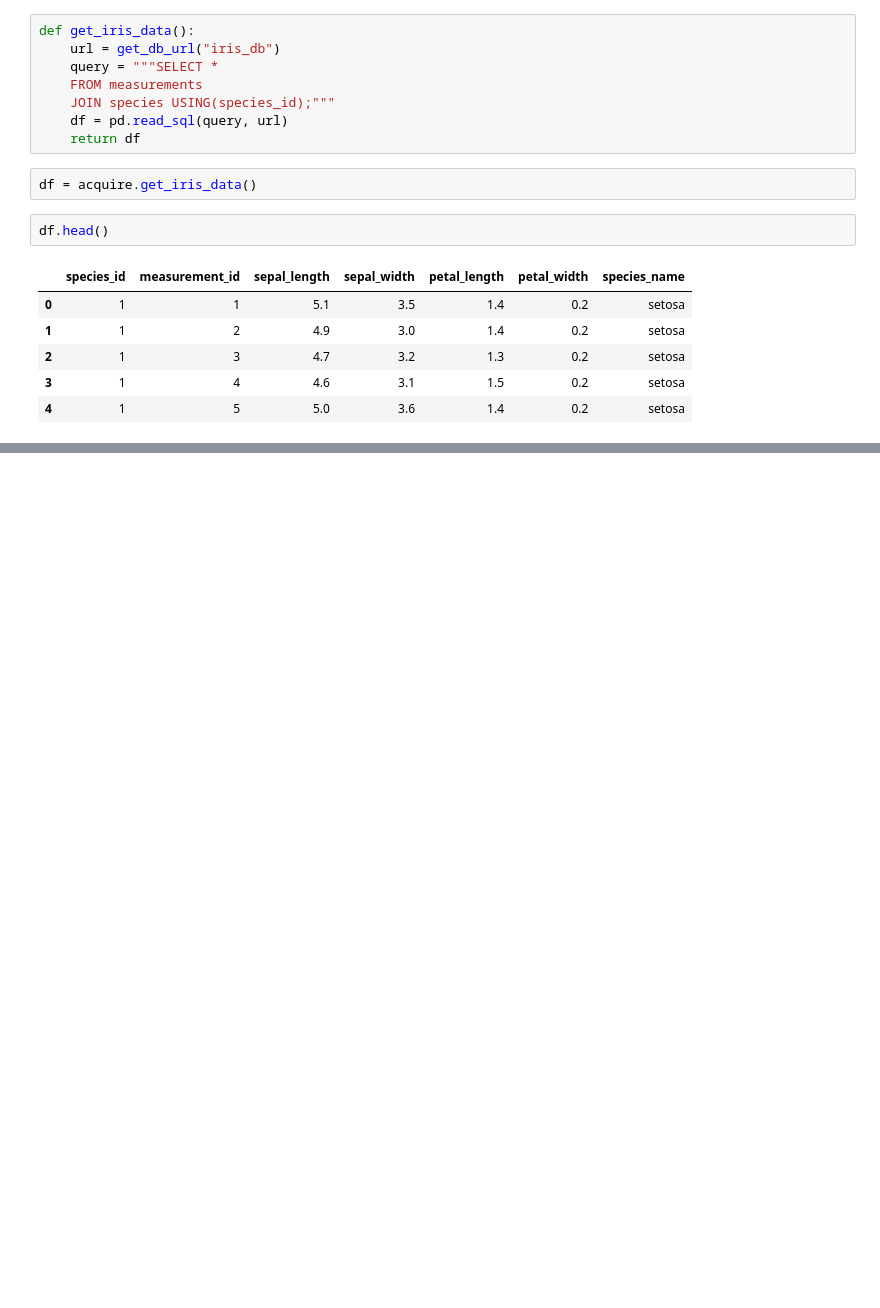
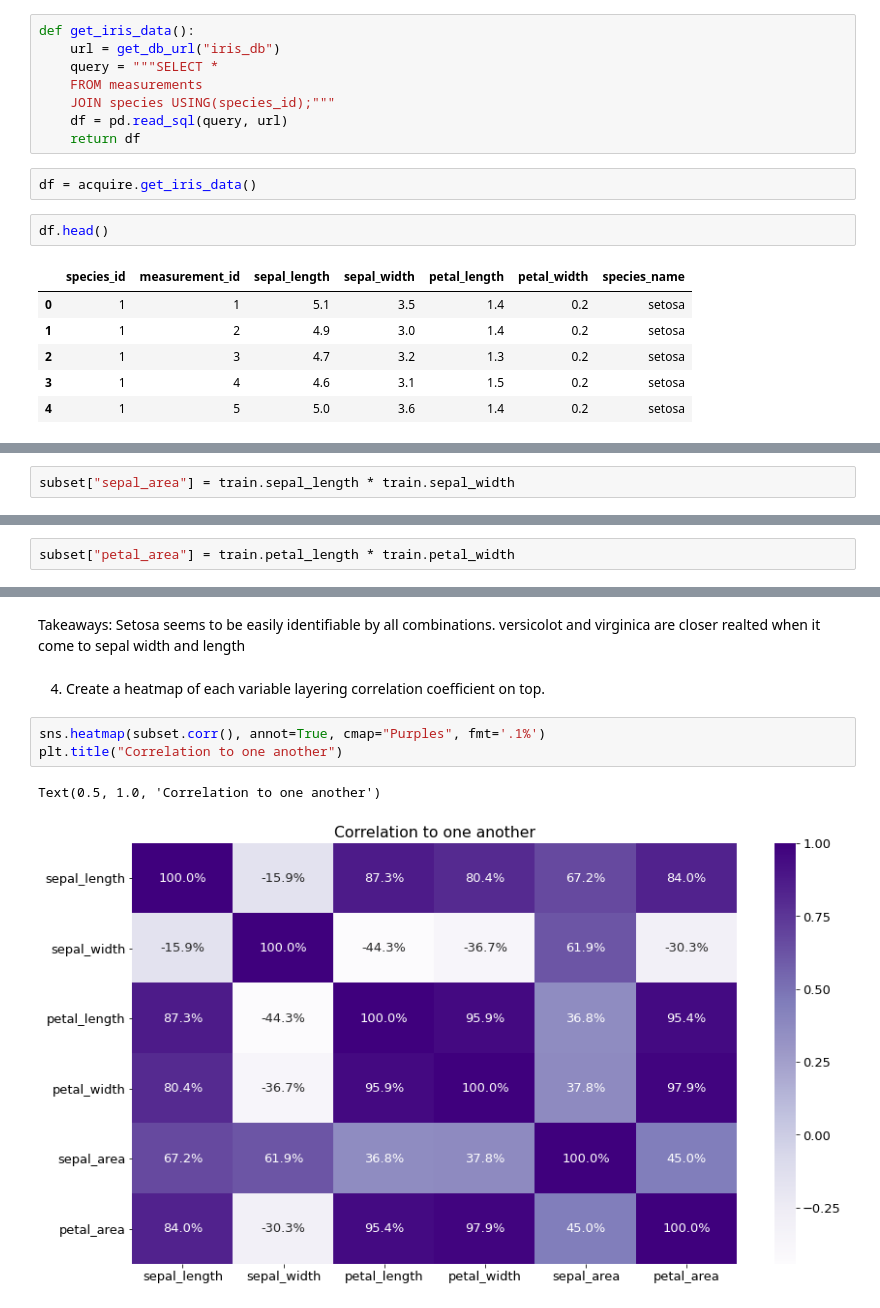
Before and after one commit to yvonneking1/ds-methodologies-exercises, a Jupyter notebook: classification/classification_exercises.ipynb, the cells around one changed output, grey strips where cells are left out. Saved outputs shown, nothing was run; the diff lists cells and outputs as text; blank space fills up the shorter version.

```diff
--- a/classification/classification_exercises.ipynb
+++ b/classification/classification_exercises.ipynb
@@ -240,0 +334,2 @@ df.head()
+# %%
+subset["sepal_area"] = train.sepal_length * train.sepal_width
@@ -240,0 +344,2 @@ df.head()
+# %%
+subset["petal_area"] = train.petal_length * train.petal_width
@@ -240,0 +367,10 @@ df.head()
+# %% [markdown]
+Takeaways: Setosa seems to be easily identifiable by all combinations. versicolot and virginica are closer realted when it come to sepal width and length
+# %% [markdown]
+4. Create a heatmap of each variable layering correlation coefficient on top.
+# %%
+sns.heatmap(subset.corr(), annot=True, cmap="Purples", fmt='.1%')
+plt.title("Correlation to one another")
+# %% [output]
+Text(0.5, 1.0, 'Correlation to one another')
+[figure, added]
```
Also changed, not shown: parts of 35 cells of this notebook.
